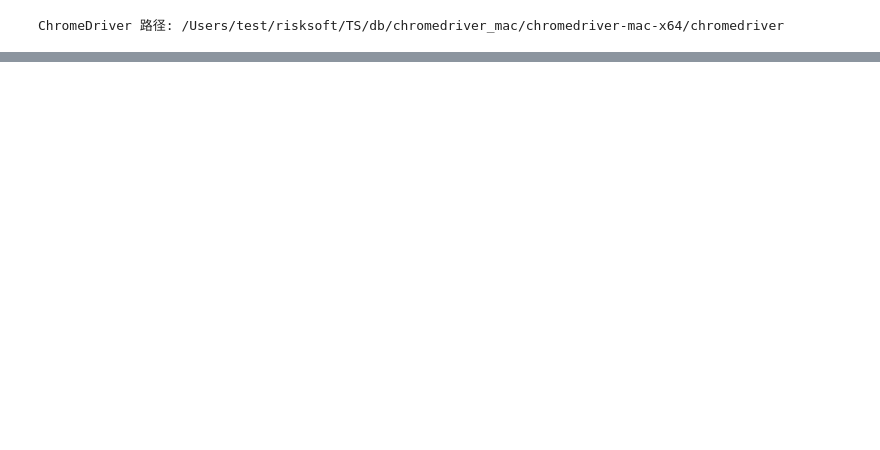
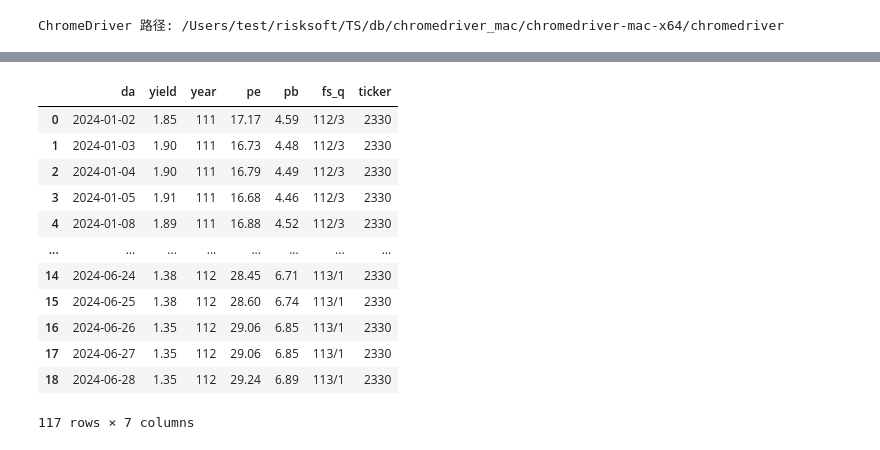
Before and after one commit to tsungyou/TS, a Jupyter notebook: db_py/data_completeness_tester.ipynb, the cells around one changed output, grey strips where cells are left out. Cells and saved outputs as stored; diff of their text form; code cells hidden in the pictures; blank space fills up the shorter version.

```diff
--- a/db_py/data_completeness_tester.ipynb
+++ b/db_py/data_completeness_tester.ipynb
@@ -179,15 +80,15 @@ url = "https://storage.googleapis.com/chrome-for-testing-public/126.0.6478.126/m
 response = requests.get(url)
 
 # 将文件保存到本地
-with open("chromedriver-mac-x64.zip", "wb") as file:
+with open("../db/chromedriver-mac-x64.zip", "wb") as file:
     file.write(response.content)
 
 # 解压缩文件
-with zipfile.ZipFile("chromedriver-mac-x64.zip", "r") as zip_ref:
-    zip_ref.extractall("chromedriver_mac")
+with zipfile.ZipFile("../db/chromedriver-mac-x64.zip", "r") as zip_ref:
+    zip_ref.extractall("../db/chromedriver_mac")
 
 # 获取 ChromeDriver 路径
-chromedriver_path = os.path.abspath("chromedriver_mac/chromedriver-mac-x64/chromedriver")
+chromedriver_path = os.path.abspath("../db/chromedriver_mac/chromedriver-mac-x64/chromedriver")
 print(f"ChromeDriver 路径: {chromedriver_path}")
 # %% [output]
 ChromeDriver 路径: /Users/test/risksoft/TS/db/chromedriver_mac/chromedriver-mac-x64/chromedriver
@@ -193,0 +125,12 @@ ChromeDriver 路径: /Users/test/risksoft/TS/db/chromedriver_mac/chromedriver-ma
+# %%
+dfs = []
+for file in parquet_files[-1]:
+    print(file)
+    df = pd.read_parquet(file)
+    df1 = df.drop_duplicates(subset=['da', 'ticker'])
+    dfs.append(df1)
+
+df_concat = pd.concat(dfs)
+df_concat1 = df_concat.drop_duplicates(subset=['da', 'ticker'])
+pivoted = df_concat1.pivot(index='da', values="cl", columns="ticker").loc['2019-01-01':'2020-01-01']
+pivoted.to_parquet('../db/tw/price/2019.parquet')
@@ -193,0 +149,50 @@ ChromeDriver 路径: /Users/test/risksoft/TS/db/chromedriver_mac/chromedriver-ma
+# %%
+from datetime import datetime
+def _data_cleaning_pbratio( data):
+    if isinstance(data, str) and "年" in data:
+        year_tw, other = data.split("年")
+        year = int(year_tw) + 1911
+        month, o = other.split("月")
+        day = o[:2]
+        return datetime.strptime(f"{year}-{month}-{day}", "%Y-%m-%d")
+    else:
+        return data
+def _get_pbratio_TWSE(stock_symbol='2330', year=2024):
+    list_concat = []
+    limit_month = 7 if year == 2024 else 13
+    for month in range(1, limit_month):
+        month = f"0{month}" if month < 10 else month
+        da = f"{year}{month}01"
+        url_json = f"https://www.twse.com.tw/rwd/zh/afterTrading/BWIBBU?date={da}&stockNo={stock_symbol}&response=json"
+        response = requests.get(url_json)
+        dicts = response.json()
+        try:
+            data = dicts['data']
+            data = [[_data_cleaning_pbratio(j[i]) for i in range(len(j))] for j in data]
+            for sublist in data:
+                sublist.append(stock_symbol)
+            df = pd.DataFrame(data)
+            list_concat.append(df)
+        except KeyError:
+            if month == 1:
+                return None
+            continue
+    df_final = pd.concat(list_concat)
+    df_final.columns = ['da', 'yield', 'year', 'pe', 'pb', 'fs_q', 'ticker']
+    return df_final
+df = _get_pbratio_TWSE()
+df
+# %% [output]
+|  | da | yield | year | pe | pb | fs_q | ticker |
+| 0 | 2024-01-02 | 1.85 | 111 | 17.17 | 4.59 | 112/3 | 2330 |
+| 1 | 2024-01-03 | 1.90 | 111 | 16.73 | 4.48 | 112/3 | 2330 |
+| 2 | 2024-01-04 | 1.90 | 111 | 16.79 | 4.49 | 112/3 | 2330 |
+| 3 | 2024-01-05 | 1.91 | 111 | 16.68 | 4.46 | 112/3 | 2330 |
+| 4 | 2024-01-08 | 1.89 | 111 | 16.88 | 4.52 | 112/3 | 2330 |
+| ... | ... | ... | ... | ... | ... | ... | ... |
+| 14 | 2024-06-24 | 1.38 | 112 | 28.45 | 6.71 | 113/1 | 2330 |
+| 15 | 2024-06-25 | 1.38 | 112 | 28.60 | 6.74 | 113/1 | 2330 |
+| 16 | 2024-06-26 | 1.35 | 112 | 29.06 | 6.85 | 113/1 | 2330 |
+| 17 | 2024-06-27 | 1.35 | 112 | 29.06 | 6.85 | 113/1 | 2330 |
+| 18 | 2024-06-28 | 1.35 | 112 | 29.24 | 6.89 | 113/1 | 2330 |
+117 rows × 7 columns
```
Also changed, not shown: parts of 11 cells of this notebook, 7 other files.
